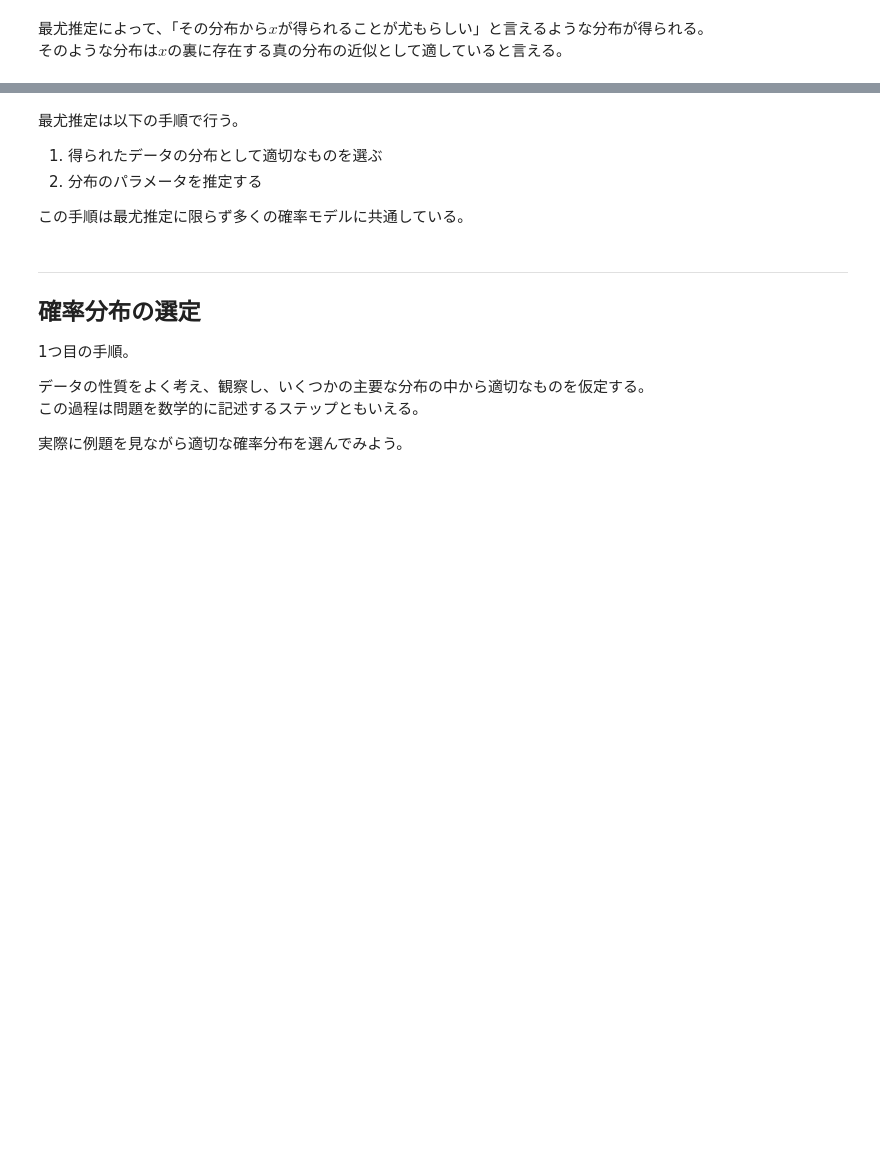
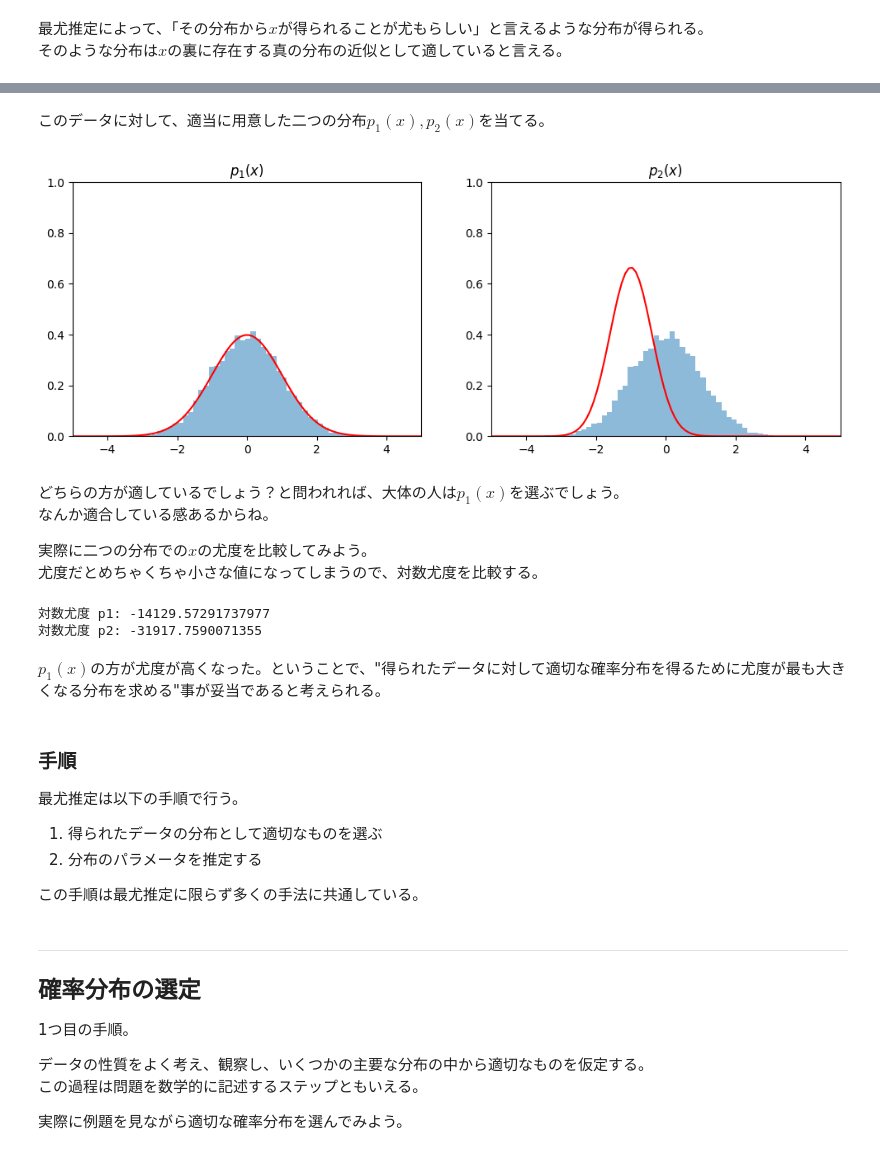
Before and after one commit to misya11p/probabilistic-models, a Jupyter notebook: ML-estimation.ipynb, the cells around one changed output, grey strips where cells are left out. Cells and saved outputs as stored; diff of their text form; code cells hidden in the pictures; blank space fills up the shorter version.

```diff
--- a/ML-estimation.ipynb
+++ b/ML-estimation.ipynb
@@ -14,7 +29,45 @@ $$
+# %% [markdown]
+このデータに対して、適当に用意した二つの分布$p_1(x), p_2(x)$を当てる。
+# %%
+fig, axes = plt.subplots(1, 2, figsize=(12, 4))
+x = np.linspace(-5, 5, 100)
+mu1, sigma1 = 0, 1
+mu2, sigma2 = -1, 0.6
+p = [
+    stats.norm.pdf(x, loc=mu1, scale=sigma1),
+    stats.norm.pdf(x, loc=mu2, scale=sigma2),
+]
+
+for i, ax in enumerate(axes):
+    ax.hist(X, bins=50, density=True, alpha=0.5)
+    ax.plot(x, p[i], "r")
+    ax.set_xlim(-5, 5)
+    ax.set_ylim(0, 1)
+    ax.set_title(f"$p_{i+1}(x)$")
+# %% [output]
+[figure, added]
+# %% [markdown]
+どちらの方が適しているでしょう？と問われれば、大体の人は$p_1(x)$を選ぶでしょう。
+なんか適合している感あるからね。
+
+実際に二つの分布での$x$の尤度を比較してみよう。
+尤度だとめちゃくちゃ小さな値になってしまうので、対数尤度を比較する。
+# %%
+ll1 = stats.norm.logpdf(X, loc=mu1, scale=sigma1).sum()
+ll2 = stats.norm.logpdf(X, loc=mu2, scale=sigma2).sum()
+print(f'対数尤度 p1: {ll1}')
+print(f'対数尤度 p2: {ll2}')
+# %% [output]
+対数尤度 p1: -14129.57291737977
+対数尤度 p2: -31917.7590071355
+# %% [markdown]
+$p_1(x)$の方が尤度が高くなった。ということで、"得られたデータに対して適切な確率分布を得るために尤度が最も大きくなる分布を求める"事が妥当であると考えられる。
 # %% [markdown]
+### 手順
+
 最尤推定は以下の手順で行う。
 
 1. 得られたデータの分布として適切なものを選ぶ
 2. 分布のパラメータを推定する
 
-この手順は最尤推定に限らず多くの確率モデルに共通している。
+この手順は最尤推定に限らず多くの手法に共通している。
```
Also changed, not shown: parts of 4 cells of this notebook.
